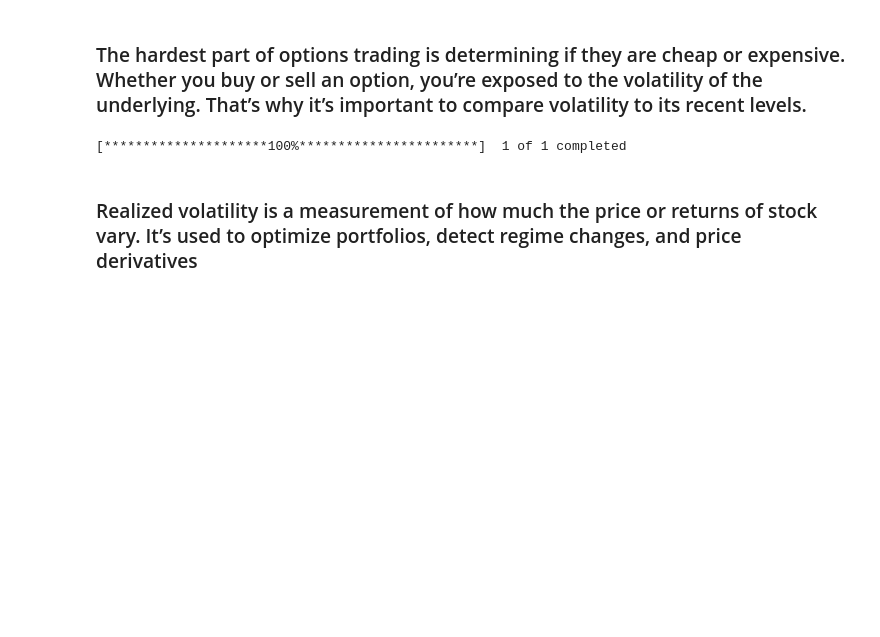
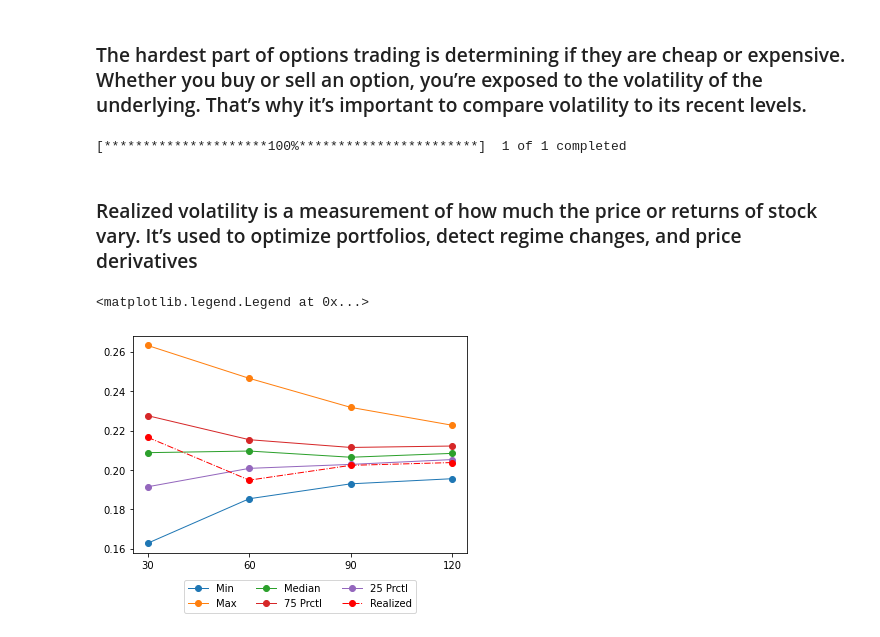
Before and after one commit to fadilparves/trading, a Jupyter notebook: options/Cheap_Options_Cone_Vol.ipynb, the cells around one changed output. Cells and saved outputs as stored; diff of their text form; code cells hidden in the pictures; blank space fills up the shorter version.

```diff
--- a/options/Cheap_Options_Cone_Vol.ipynb
+++ b/options/Cheap_Options_Cone_Vol.ipynb
@@ -42,4 +42,20 @@ for window in windows:
     min_.append(estimator.min())
     max_.append(estimator.max())
     median.append(estimator.median())
-    top_q.append(estimator.quantile(r))
+    top_q.append(estimator.quantile(quantiles[1]))
+    bottom_q.append(estimator.quantile(quantiles[0]))
+    realized.append(estimator[-1])
+# %%
+plt.plot(windows, min_, "-o", linewidth=1, label="Min")
+plt.plot(windows, max_, "-o", linewidth=1, label="Max")
+plt.plot(windows, median, "-o", linewidth=1, label="Median")
+plt.plot(windows, top_q, "-o", linewidth=1, label=f"{quantiles[1] * 100:.0f} Prctl")
+plt.plot(windows, bottom_q, "-o", linewidth=1, label=f"{quantiles[0] * 100:.0f} Prctl")
+plt.plot(windows, realized, "ro-.", linewidth=1, label="Realized")
+
+plt.xticks(windows)
+
+plt.legend(loc="upper center", bbox_to_anchor=(.5, -.1), ncol=3)
+# %% [output]
+<matplotlib.legend.Legend at 0x...>
+[figure, added]
```
Also changed, not shown: parts of 7 cells of this notebook.
